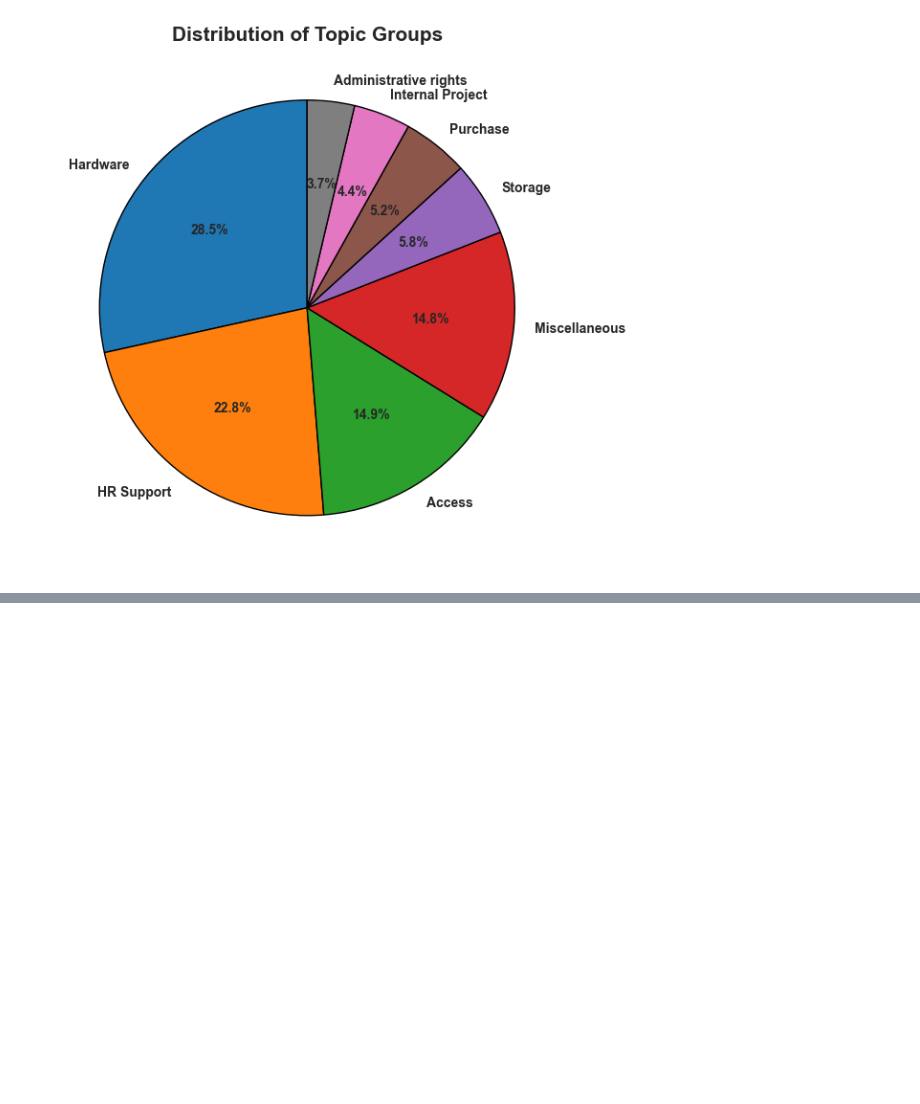
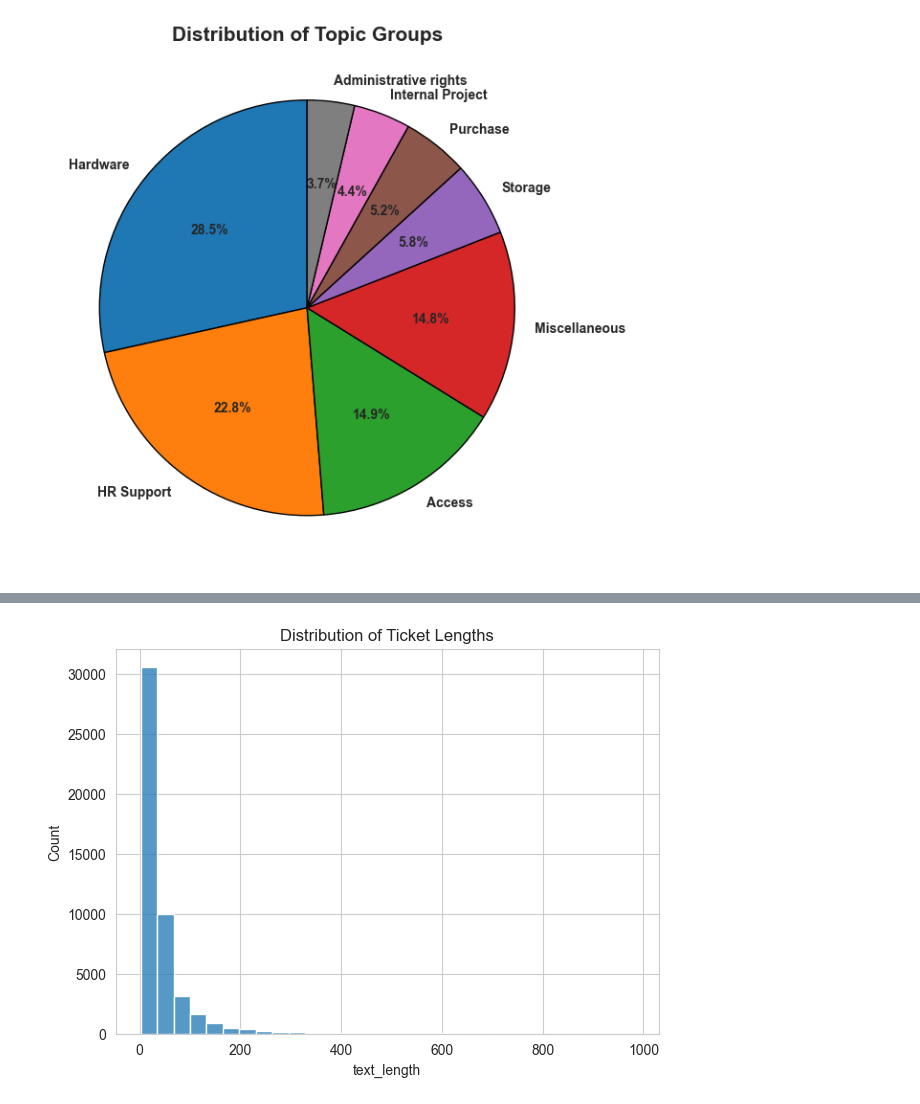
Before and after one commit to amandeep-singh28/Customer-Support-Ticket-Classification-NLP, a Jupyter notebook: Notebooks/01.ipynb, the cells around one changed output, grey strips where cells are left out. Cells and saved outputs as stored; diff of their text form; code cells hidden in the pictures; blank space fills up the shorter version.

```diff
--- a/Notebooks/01.ipynb
+++ b/Notebooks/01.ipynb
@@ -98,0 +108,2 @@ plt.show()
+# %%
+df['text_length'] = df['Document'].str.split().str.len()
@@ -98,0 +145,8 @@ plt.show()
+# %%
+# right skewed
+plt.figure(figsize = (7, 5))
+sns.histplot(data = df, x = 'text_length', bins = 30)
+plt.title('Distribution of Ticket Lengths')
+plt.show()
+# %% [output]
+[figure, added]
```
Also changed, not shown: parts of 4 cells of this notebook.
